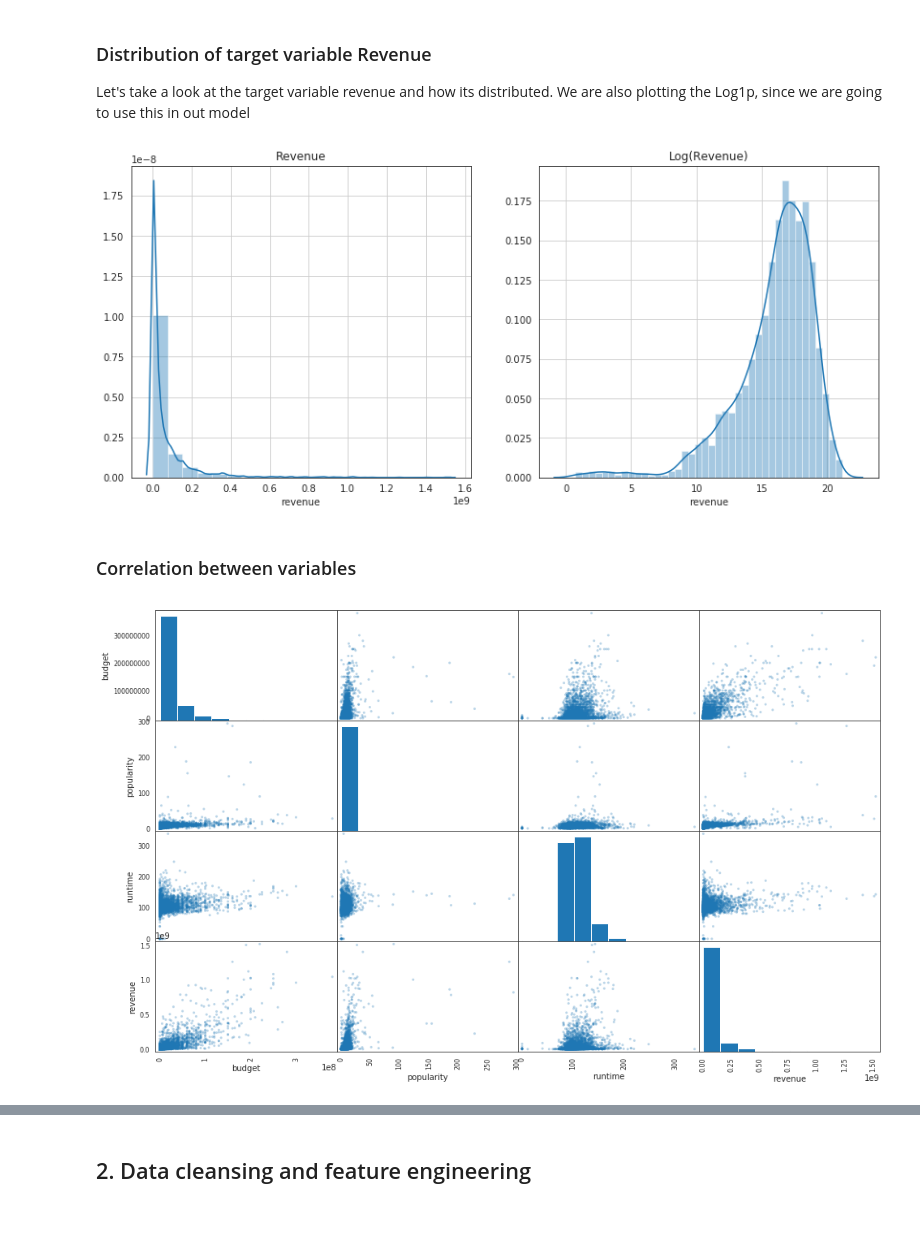
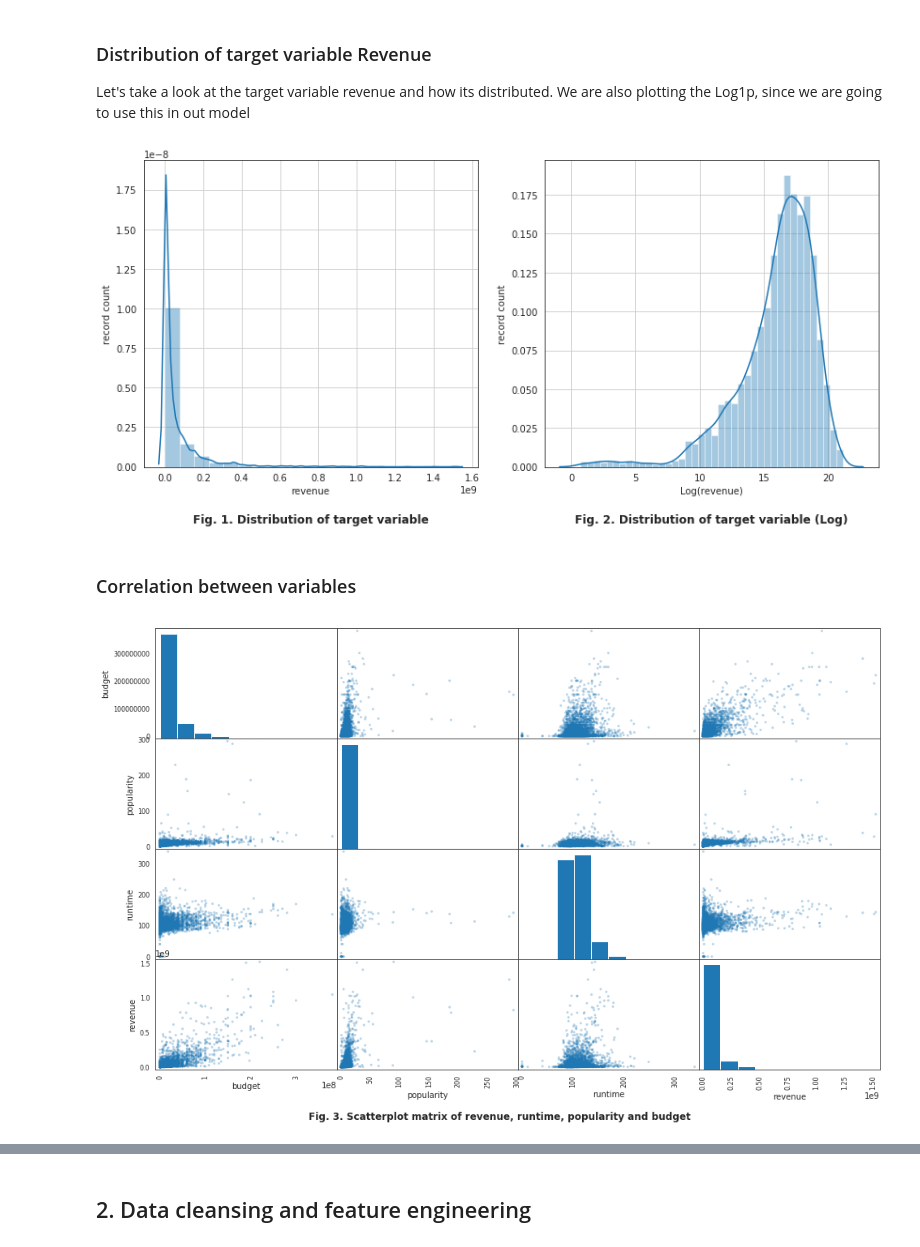
Before and after one commit to daniel-tejeda/machine-learning, a Jupyter notebook: projects/capstone/capstone.ipynb, the cells around one changed output, grey strips where cells are left out. Saved outputs shown, nothing was run; the diff lists cells and outputs as text; code cells hidden in the pictures; blank space fills up the shorter version.

```diff
--- a/projects/capstone/capstone.ipynb
+++ b/projects/capstone/capstone.ipynb
@@ -147,23 +147,28 @@ Let's take a look at the target variable revenue and how its distributed. We are
 # %%
 quant_data = original_datasets['train'].set_index('id')[['budget','popularity','runtime', 'revenue']]
 
 sb.set_style("white")
 
 fig, axes = plt.subplots(1, 2, figsize = (14,6))
 
 sb.distplot(quant_data['revenue'], bins=20, kde=True, ax=axes[0])
-axes[0].set_title("Revenue")
+axes[0].set_title("Fig. 1. Distribution of target variable", y=-0.2, fontweight="bold")
+axes[0].set_ylabel('record count')
+
 sb.distplot(np.log1p(quant_data['revenue']), bins=40, kde=True, ax=axes[1])
-axes[1].set_title("Log(Revenue)")
+axes[1].set_title("Fig. 2. Distribution of target variable (Log)",  y=-0.2, fontweight="bold")
+axes[1].set_ylabel('record count')
+axes[1].set_xlabel('Log(revenue)')
 
 for ax in axes: ax.grid()
 # %% [output]
-[figure, old version]
+[figure, new version]
 # %% [markdown]
 ### Correlation between variables
 # %%
 # scatter matrix for each pair of features in the data
-pd.plotting.scatter_matrix(quant_data, alpha = 0.3, figsize = (16,10));
+pd.plotting.scatter_matrix(quant_data, alpha = 0.3, figsize = (16,10))
+plt.title("Fig. 3. Scatterplot matrix of revenue, runtime, popularity and budget", y=-0.5, x=-1.1, fontweight="bold");
 # %% [output]
-[figure, old version]
+[figure, new version]
 # %%
```
Also changed, not shown: parts of 7 cells of this notebook, 21 other files.
